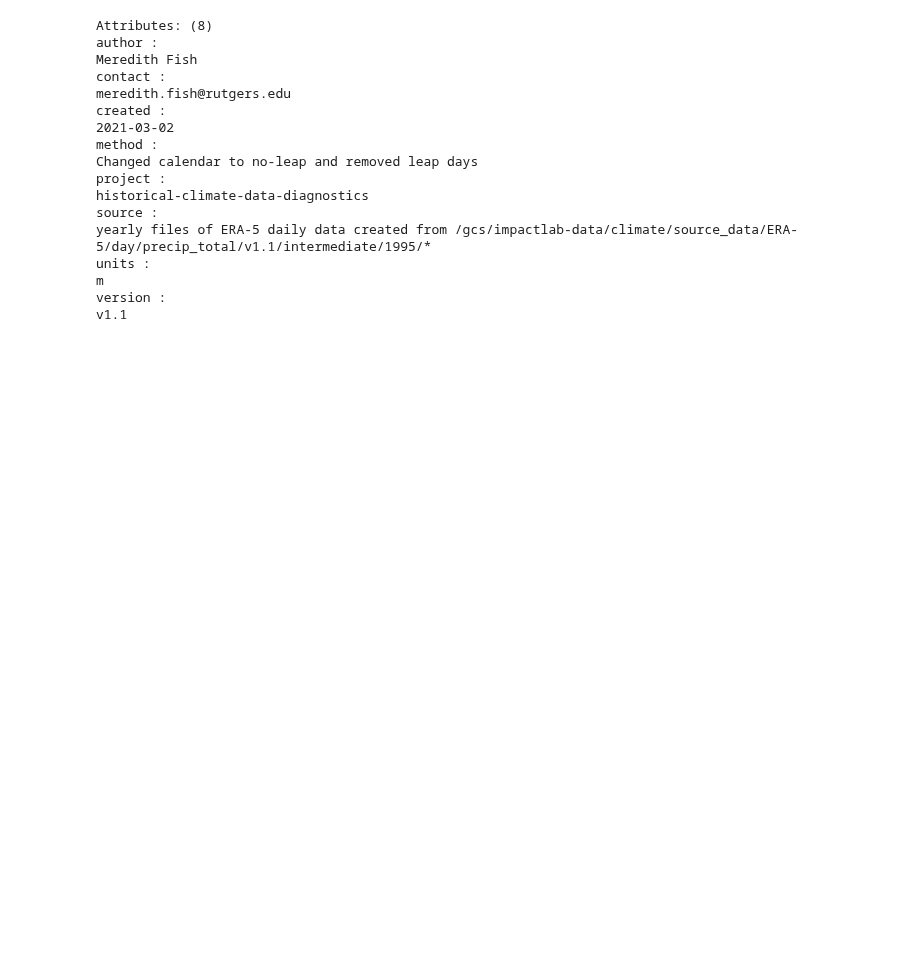
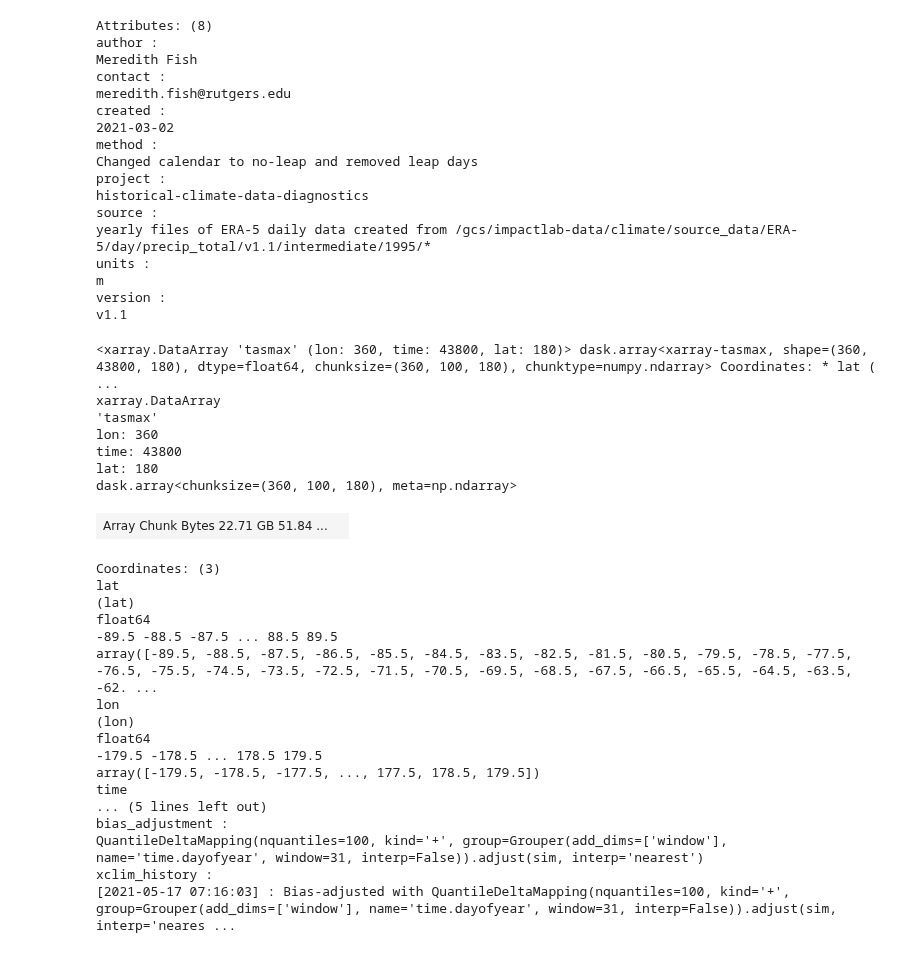
Before and after one commit to ClimateImpactLab/downscaleCMIP6, a Jupyter notebook: notebooks/era5_workflow/convert_era5_to_zarr.ipynb, the cells around one changed output. Drawn from its saved outputs; the diff is of its cells as text; code cells hidden in the pictures; blank space fills up the shorter version.

```diff
--- a/notebooks/era5_workflow/convert_era5_to_zarr.ipynb
+++ b/notebooks/era5_workflow/convert_era5_to_zarr.ipynb
@@ -244,3 +244,37 @@ units :
 m
 version :
 v1.1
+# %%
+filename = 'biascorrected-rechunked.zarr' # gcm-future-rechunk.zarr, gcm-training-rechunk.zarr, reference-rechunk.zarr
+# %%
+store_filename = 'gs://impactlab-data/climate/downscaling/dc6-dev-75bpr/{}'.format(filename) #%variable
+store = fs.get_mapper(store_filename, check=False)
+ds_testread = xr.open_zarr(store) #, consolidated=True
+# %%
+ds_testread['tasmax']
+# %% [output]
+<xarray.DataArray 'tasmax' (lon: 360, time: 43800, lat: 180)> dask.array<xarray-tasmax, shape=(360, 43800, 180), dtype=float64, chunksize=(360, 100, 180), chunktype=numpy.ndarray> Coordinates: * lat ( ...
+xarray.DataArray
+'tasmax'
+lon: 360
+time: 43800
+lat: 180
+dask.array<chunksize=(360, 100, 180), meta=np.ndarray>
+| Array Chunk Bytes 22.71 GB 51.84 ... |  |
+Coordinates: (3)
+lat
+(lat)
+float64
+-89.5 -88.5 -87.5 ... 88.5 89.5
+array([-89.5, -88.5, -87.5, -86.5, -85.5, -84.5, -83.5, -82.5, -81.5, -80.5, -79.5, -78.5, -77.5, -76.5, -75.5, -74.5, -73.5, -72.5, -71.5, -70.5, -69.5, -68.5, -67.5, -66.5, -65.5, -64.5, -63.5, -62. ...
+lon
+(lon)
+float64
+-179.5 -178.5 ... 178.5 179.5
+array([-179.5, -178.5, -177.5, ..., 177.5, 178.5, 179.5])
+time
+... (5 lines left out)
+bias_adjustment :
+QuantileDeltaMapping(nquantiles=100, kind='+', group=Grouper(add_dims=['window'], name='time.dayofyear', window=31, interp=False)).adjust(sim, interp='nearest')
+xclim_history :
+[2021-05-17 07:16:03] : Bias-adjusted with QuantileDeltaMapping(nquantiles=100, kind='+', group=Grouper(add_dims=['window'], name='time.dayofyear', window=31, interp=False)).adjust(sim, interp='neares ...
```
